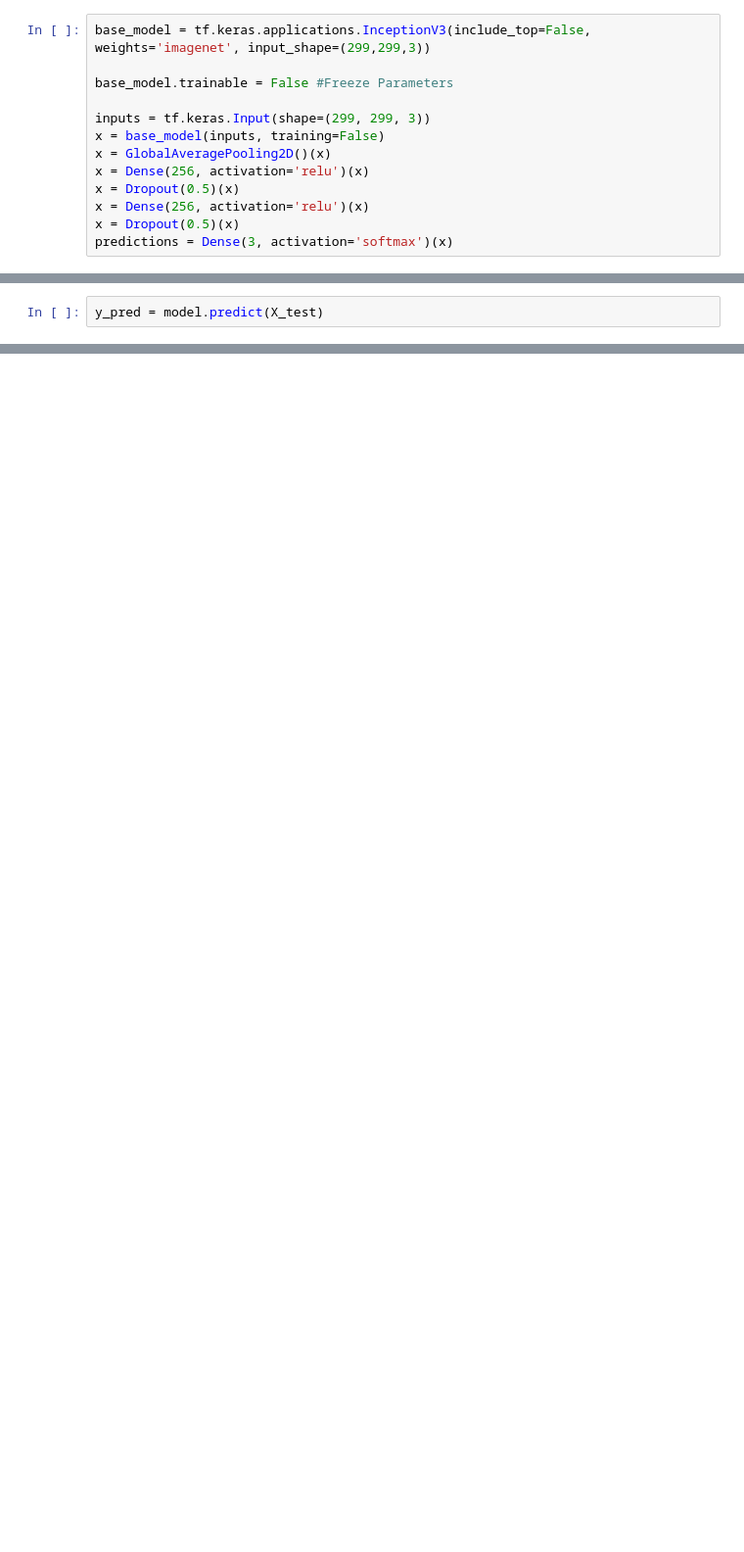
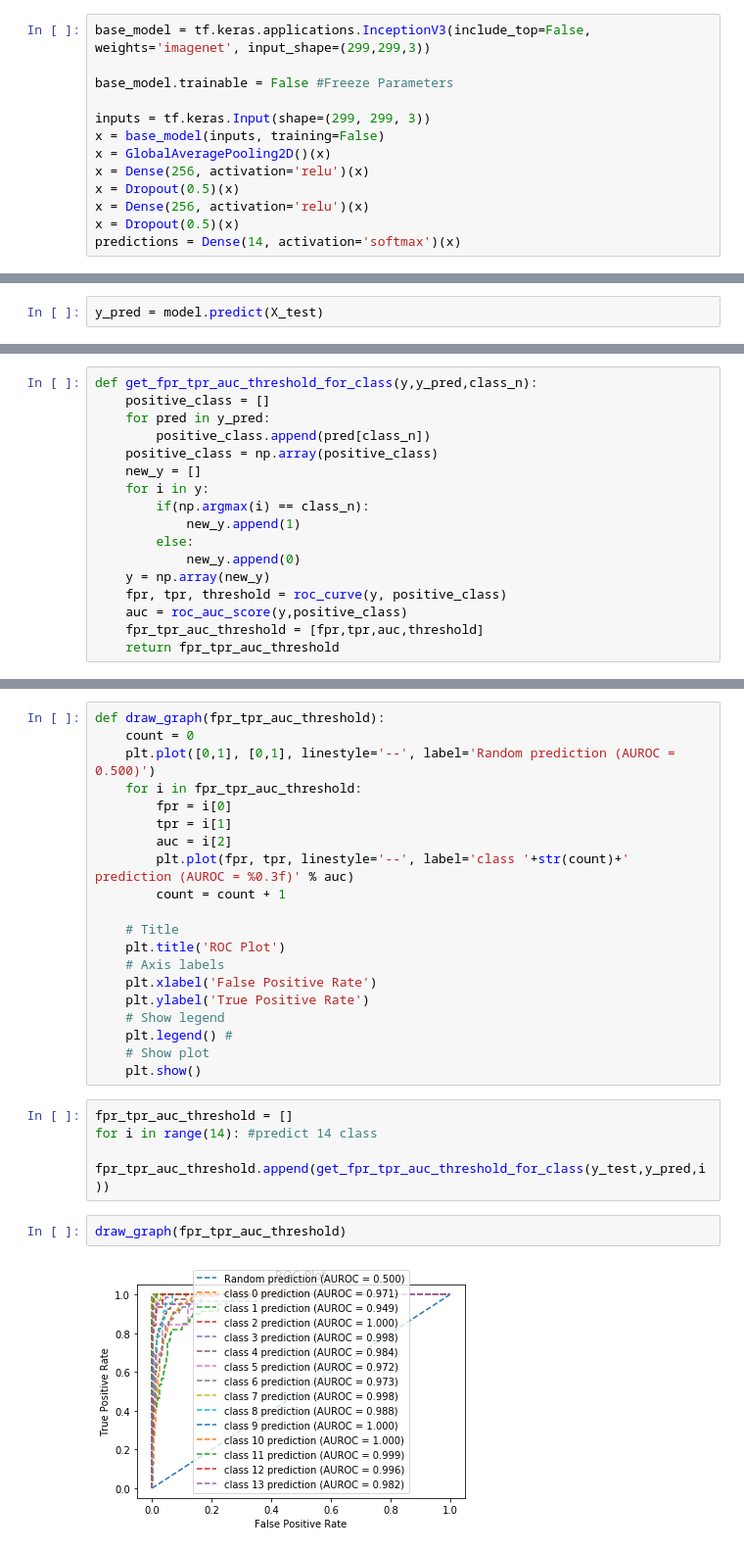
Before and after one commit to waleweewe12/senior-project, a Jupyter notebook: Main.ipynb, the cells around one changed output, grey strips where cells are left out. Shown at 98% size. Saved outputs shown, nothing was run; the diff lists cells and outputs as text; blank space fills up the shorter version.

```diff
--- a/Main.ipynb
+++ b/Main.ipynb
@@ -82,7 +100,7 @@ x = Dense(256, activation='relu')(x)
 x = Dropout(0.5)(x)
 x = Dense(256, activation='relu')(x)
 x = Dropout(0.5)(x)
-predictions = Dense(3, activation='softmax')(x)
+predictions = Dense(14, activation='softmax')(x)
 # %%
 model = Model(inputs, predictions)
 # %%
@@ -230,0 +242,17 @@ print(f1_y)
+# %%
+def get_fpr_tpr_auc_threshold_for_class(y,y_pred,class_n):
+    positive_class = []
+    for pred in y_pred:
+        positive_class.append(pred[class_n])
+    positive_class = np.array(positive_class)
+    new_y = []
+    for i in y:
+        if(np.argmax(i) == class_n):
+            new_y.append(1)
+        else:
+            new_y.append(0)
+    y = np.array(new_y)
+    fpr, tpr, threshold = roc_curve(y, positive_class)
+    auc = roc_auc_score(y,positive_class)
+    fpr_tpr_auc_threshold = [fpr,tpr,auc,threshold]
+    return fpr_tpr_auc_threshold
@@ -230,0 +261,28 @@ print(f1_y)
+# %%
+def draw_graph(fpr_tpr_auc_threshold):
+    count = 0
+    plt.plot([0,1], [0,1], linestyle='--', label='Random prediction (AUROC = 0.500)')
+    for i in fpr_tpr_auc_threshold:
+        fpr = i[0]
+        tpr = i[1]
+        auc = i[2]
+        plt.plot(fpr, tpr, linestyle='--', label='class '+str(count)+' prediction (AUROC = %0.3f)' % auc)
+        count = count + 1
+
+    # Title
+    plt.title('ROC Plot')
+    # Axis labels
+    plt.xlabel('False Positive Rate')
+    plt.ylabel('True Positive Rate')
+    # Show legend
+    plt.legend() #
+    # Show plot
+    plt.show()
+# %%
+fpr_tpr_auc_threshold = []
+for i in range(14): #predict 14 class
+    fpr_tpr_auc_threshold.append(get_fpr_tpr_auc_threshold_for_class(y_test,y_pred,i))
+# %%
+draw_graph(fpr_tpr_auc_threshold)
+# %% [output]
+[figure, added]
```
Also changed, not shown: parts of 47 cells of this notebook.
